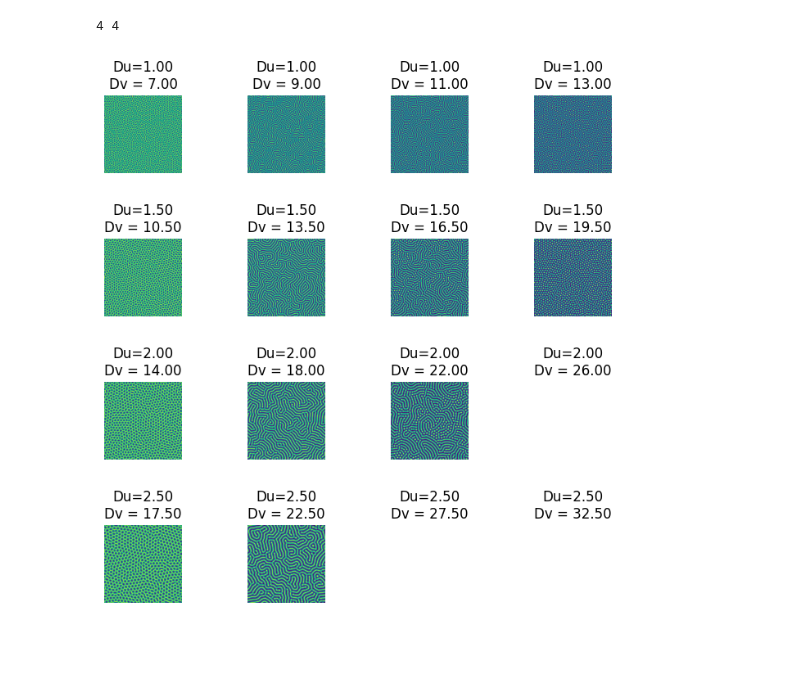
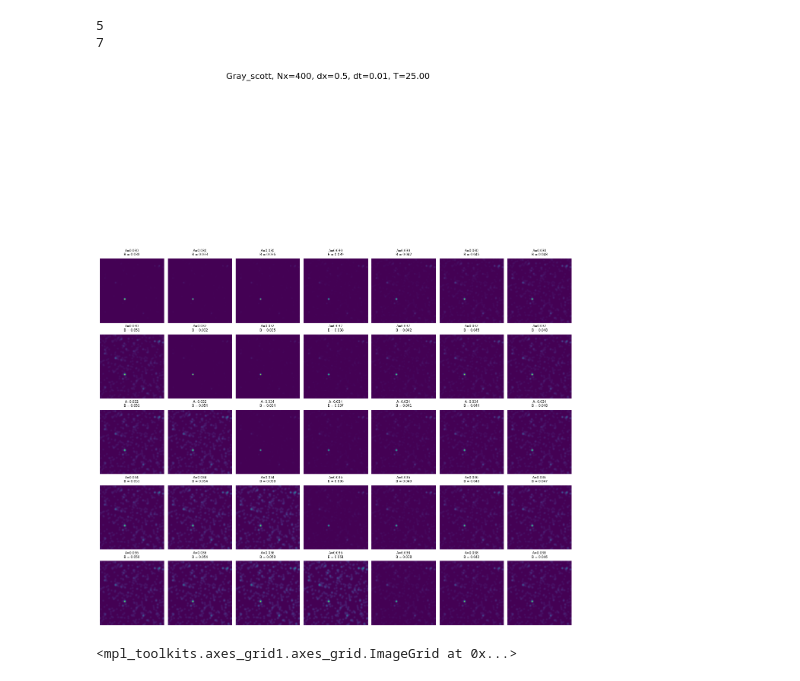
Before and after one commit to valentinvogt/pde-solvers-cuda, a Jupyter notebook: scripts/db.ipynb, the cells around one changed output. Drawn from its saved outputs; the diff is of its cells as text; code cells hidden in the pictures; blank space fills up the shorter version.

```diff
--- a/scripts/db.ipynb
+++ b/scripts/db.ipynb
@@ -25,4 +25,4 @@ def get_db(data_dir):
     return df
 # %%
 data_dir = "/cluster/scratch/vogtva/data/gray_scott/"
-df = get_db(data_dir)
+df0 = get_db(data_dir)
@@ -38,0 +44,5 @@ df
+# %%
+df = df0.copy()
+# df = df[df['A'].isin([0.03, 0.038, 0.046])]
+df = df.drop_duplicates(subset=['A', 'B'])
+df
@@ -39 +111,8 @@ df
+# %%
+ab_grid(df, 1, frame=50, sigdigits=3, var1="A", var2="B")#, file='../out/grids/bruss_ab_half.png')
+# %% [output]
+5
+7
+[figure, added]
+<mpl_toolkits.axes_grid1.axes_grid.ImageGrid at 0x...>
 # %%
@@ -73,5 +170,0 @@ def ab_grid(df, Nt, dt=0.0025, Nx=400, dx=1.0, component_idx=0, frame=-1, sigdig
-# %%
-ab_grid(df, 50_000, 0.0025, 400, 0.5, frame=-1, var1="Du", var2="Dv")
-# %% [output]
-4 4
-[figure, removed]
```
Also changed, not shown: parts of 9 cells of this notebook, 5 other files.
